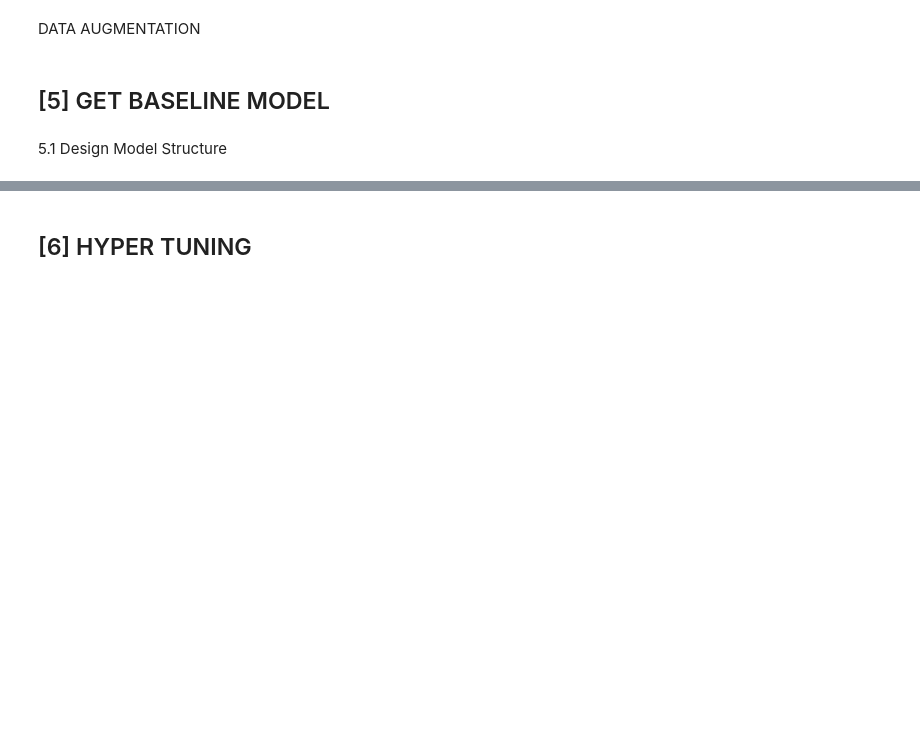
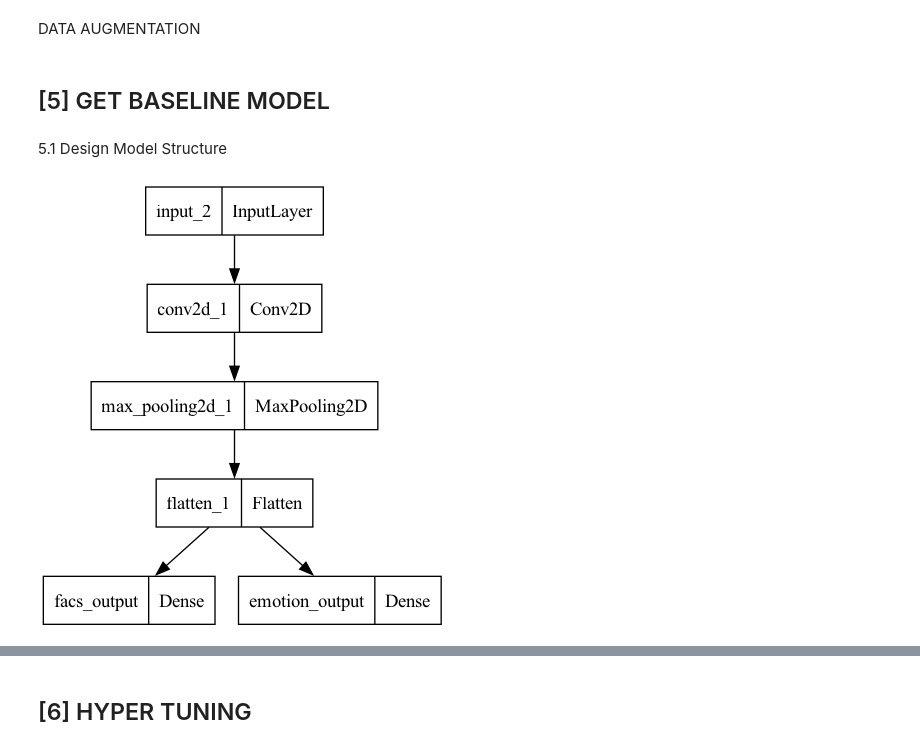
Before and after one commit to baopham2611/Deep_learning_a1, a Jupyter notebook: FacialClassifier.ipynb, the cells around one changed output, grey strips where cells are left out. Cells and saved outputs as stored; diff of their text form; code cells hidden in the pictures; blank space fills up the shorter version.

Commit message:
Added model plot, add tune plan

```diff
--- a/FacialClassifier.ipynb
+++ b/FacialClassifier.ipynb
@@ -426,6 +424,11 @@ model = Model(inputs=input_layer, outputs=[facs_output, emotion_output])
 model.compile(optimizer='adam',
               loss={'facs_output': 'binary_crossentropy', 'emotion_output': 'categorical_crossentropy'},
               metrics=['accuracy'])
+# %%
+from tensorflow.keras.utils import plot_model
+plot_model(model)
+# %% [output]
+[figure, added]
 # %%
 model.summary()
 # %% [output]
```
Also changed, not shown: parts of 9 cells of this notebook, 1 other file.
